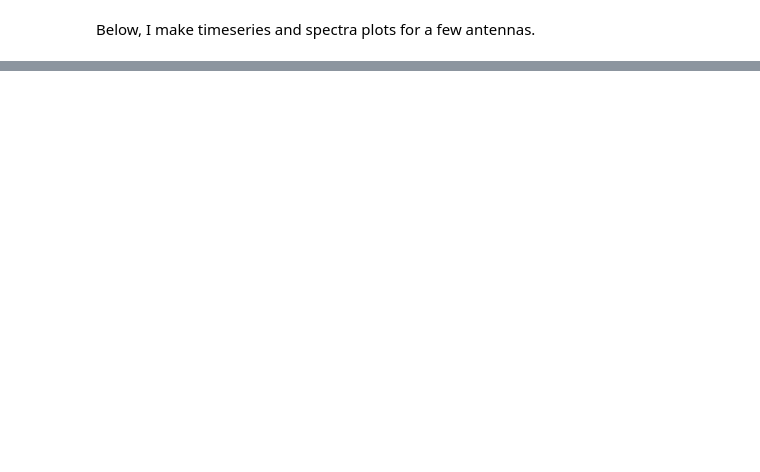
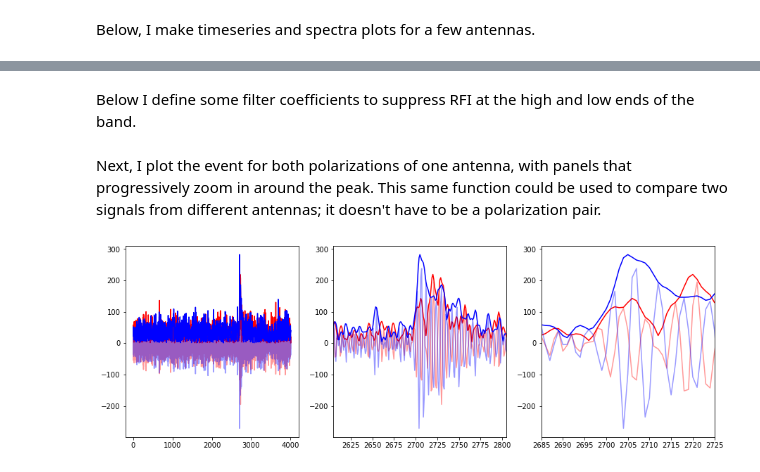
Before and after one commit to kathrynplant/lwa-cosmic-rays, a Jupyter notebook: Tutorial.ipynb, the cells around one changed output, grey strips where cells are left out. Cells and saved outputs as stored; diff of their text form; code cells hidden in the pictures; blank space fills up the shorter version.

```diff
--- a/Tutorial.ipynb
+++ b/Tutorial.ipynb
@@ -97,0 +95,36 @@ plot_select_antennas(event_records,['LWA-023A','LWA-023B','LWA-269A','LWA-269B']
+# %% [markdown]
+Below I define some filter coefficients to suppress RFI at the high and low ends of the band.
+# %%
+
+h=np.asarray([ 4.92911114e-05,
+              1.22554976e-02,
+              8.52896162e-02,
+              -6.31362632e-02,
+              -2.14894130e-02,
+              -6.75559577e-02,
+              -1.77061188e-02,
+              8.08821515e-02,
+              -1.43581483e-02,
+              9.38352028e-02,
+              -2.80577772e-01,
+              -1.29748809e-01,
+              5.01393724e-01,
+              -1.29748809e-01,
+              -2.80577772e-01,
+              9.38352028e-02,
+              -1.43581483e-02,
+              8.08821515e-02,
+              -1.77061188e-02,
+              -6.75559577e-02,
+              -2.14894130e-02,
+              -6.31362632e-02,
+              8.52896162e-02,
+              1.22554976e-02,
+              4.92911114e-05])
+# %% [markdown]
+Next, I plot the event for both polarizations of one antenna, with panels that progressively zoom in around the peak.  This same function could be used to compare two signals from different antennas; it doesn't have to be a polarization pair.
+# %%
+plt.figure(figsize=(15,5))
+waveform_compare_plot(event_records,'LWA-077A','LWA-077B',h)
+# %% [output]
+[figure, added]
```
Also changed, not shown: parts of 9 cells of this notebook, 1 other file.
